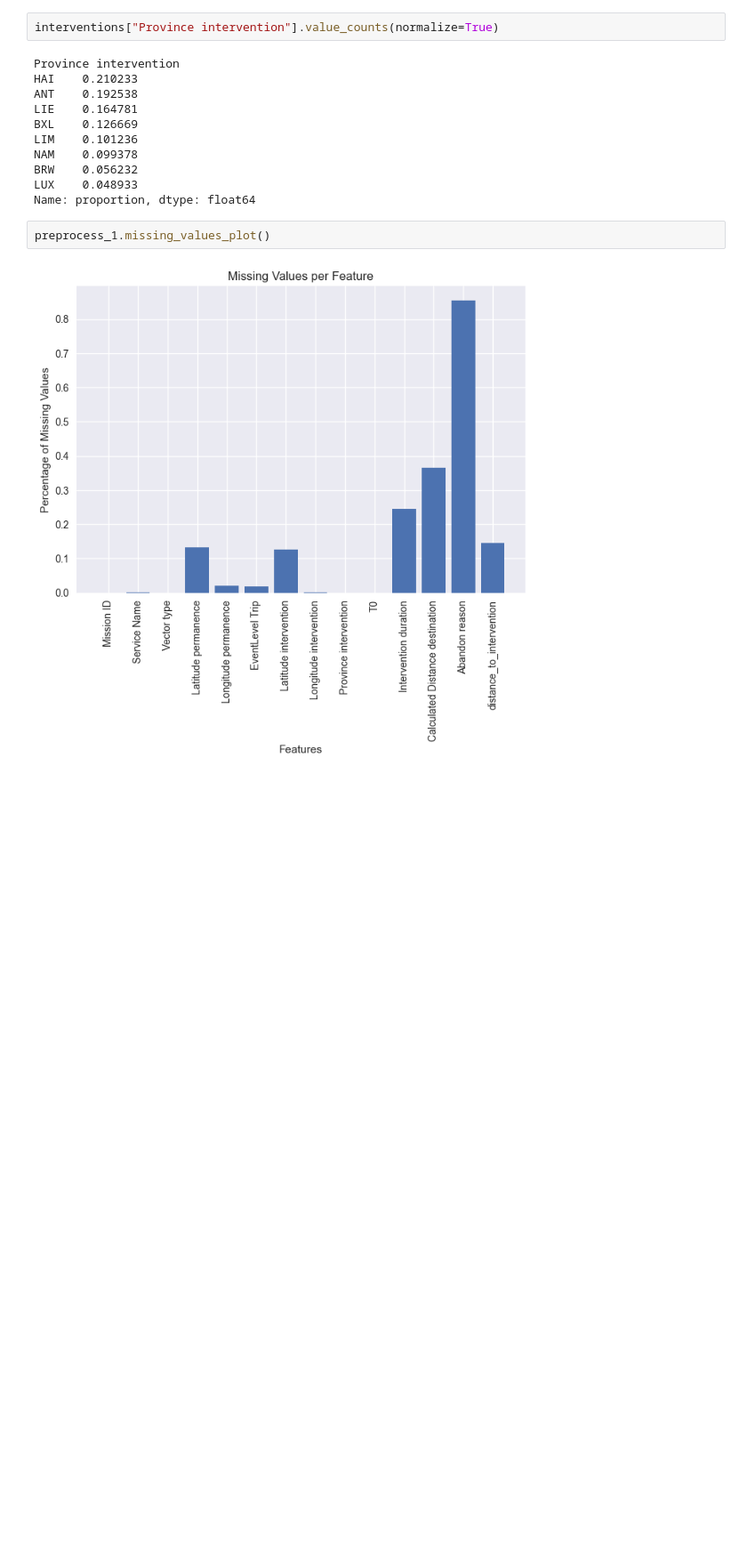
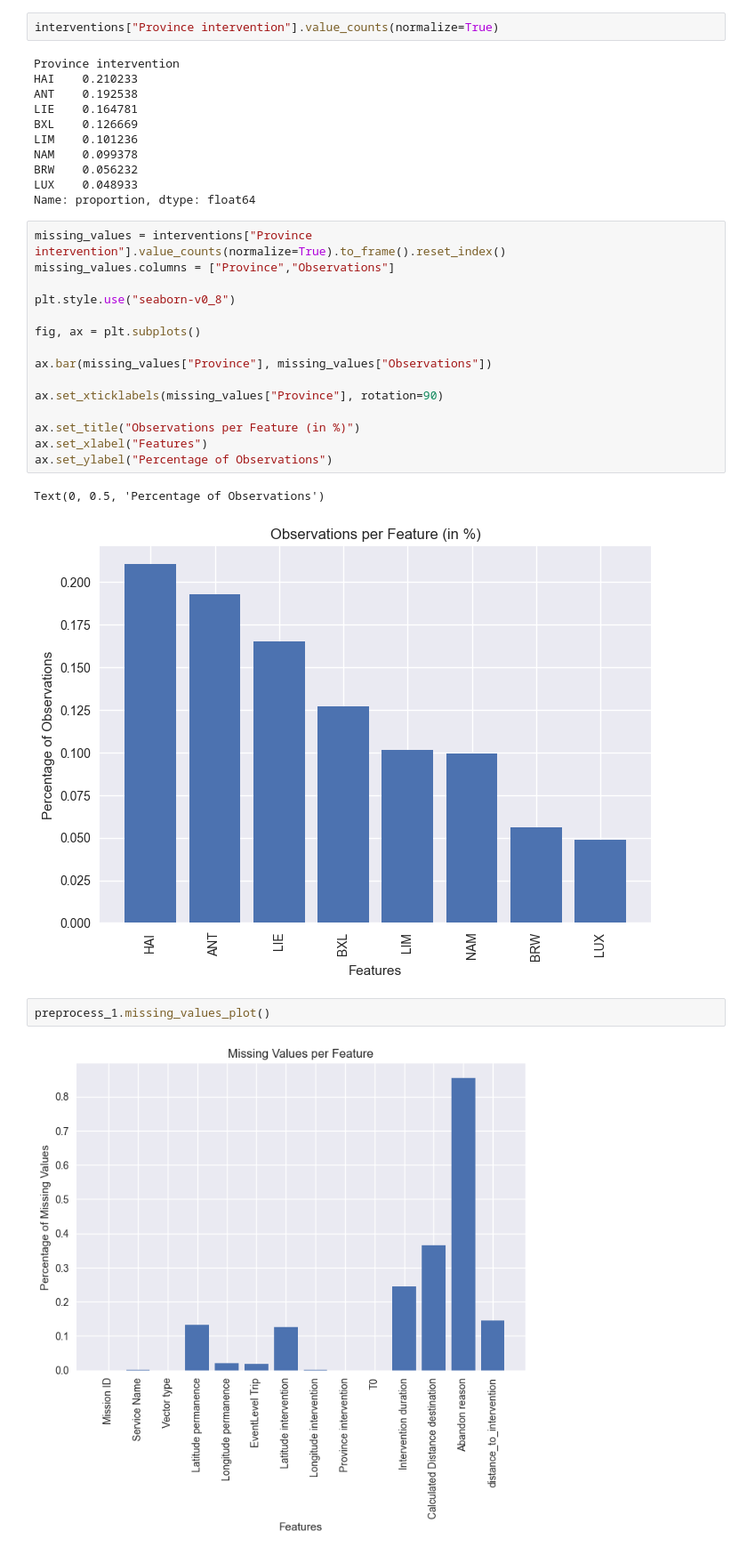
Before and after one commit to Yiannis7918/MDA-Project, a Jupyter notebook: Modelling/Modelling.ipynb, the cells around one changed output. Shown at 89% size. Drawn from its saved outputs; the diff is of its cells as text; blank space fills up the shorter version.

```diff
--- a/Modelling/Modelling.ipynb
+++ b/Modelling/Modelling.ipynb
@@ -422,6 +440,24 @@ NAM    0.099378
 BRW    0.056232
 LUX    0.048933
 Name: proportion, dtype: float64
+# %%
+missing_values = interventions["Province intervention"].value_counts(normalize=True).to_frame().reset_index()
+missing_values.columns = ["Province","Observations"]
+
+plt.style.use("seaborn-v0_8")
+
+fig, ax = plt.subplots()
+
+ax.bar(missing_values["Province"], missing_values["Observations"])
+
+ax.set_xticklabels(missing_values["Province"], rotation=90)
+
+ax.set_title("Observations per Feature (in %)")
+ax.set_xlabel("Features")
+ax.set_ylabel("Percentage of Observations")
+# %% [output]
+Text(0, 0.5, 'Percentage of Observations')
+[figure, added]
 # %%
 preprocess_1.missing_values_plot()
 # %% [output]
```
Also changed, not shown: parts of 1 cell of this notebook.
